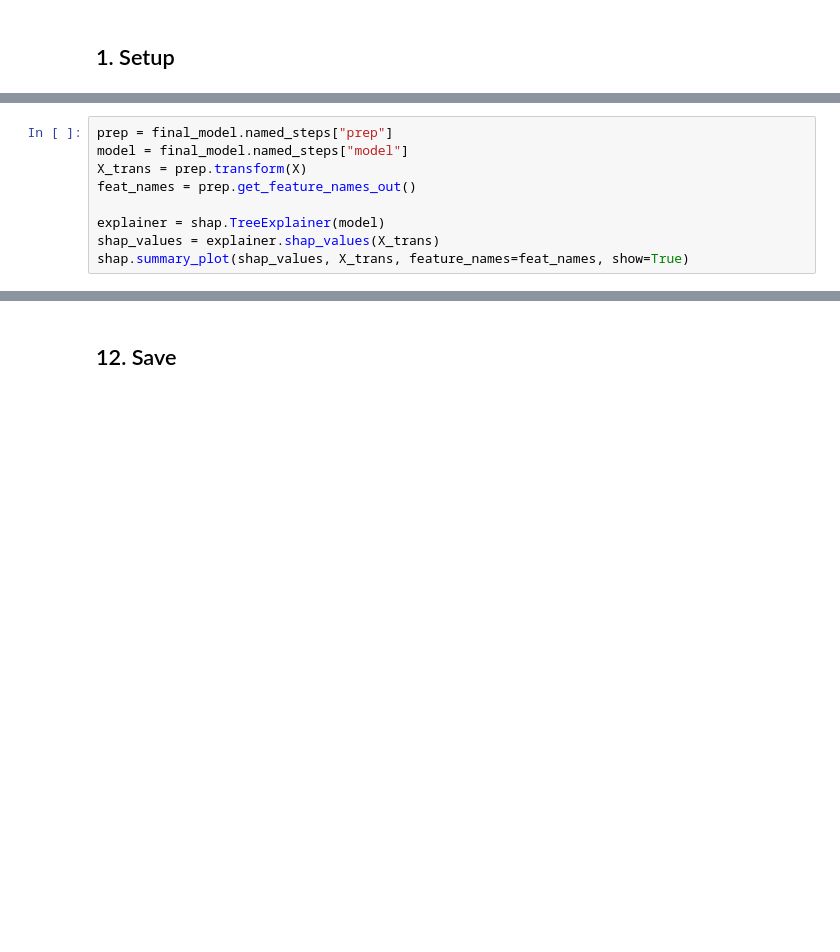
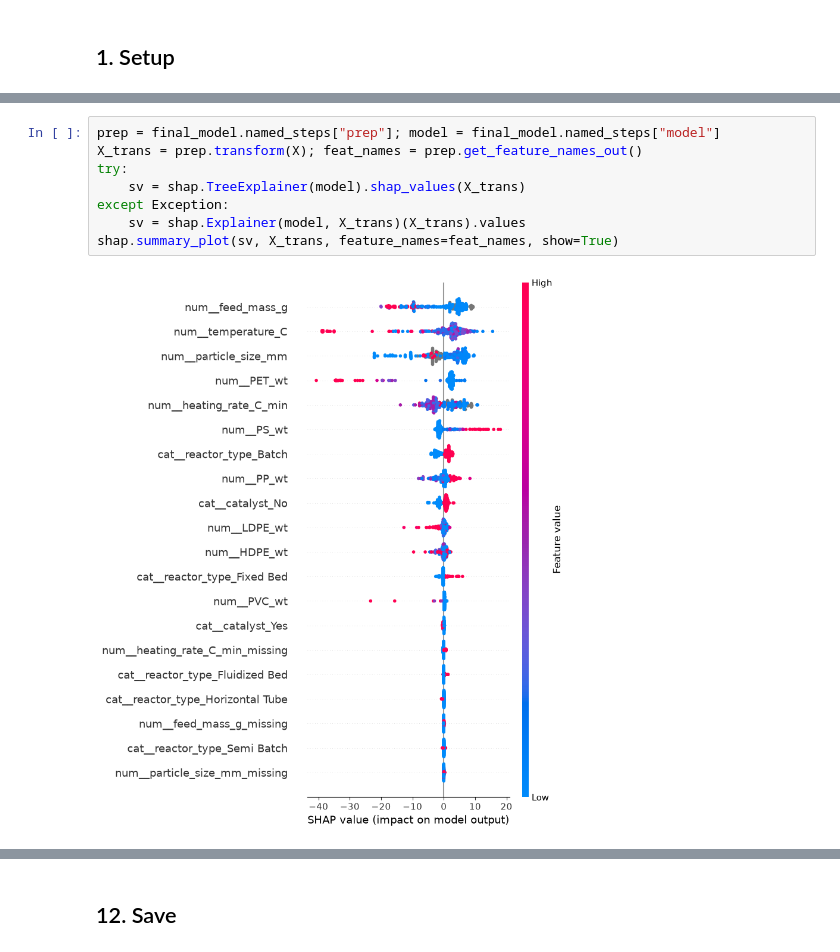
Before and after one commit to dhanissuharmadi-pixel/plastic-pyrolysis-ml, a Jupyter notebook: notebooks/pyrolysis_oil_real.ipynb, the cells around one changed output, grey strips where cells are left out. Saved outputs shown, nothing was run; the diff lists cells and outputs as text; blank space fills up the shorter version.

```diff
--- a/notebooks/pyrolysis_oil_real.ipynb
+++ b/notebooks/pyrolysis_oil_real.ipynb
@@ -163,9 +13,0 @@ fractions (PET/PVC pulling down, polyolefins pushing up) to dominate.
-# %%
-prep = final_model.named_steps["prep"]
-model = final_model.named_steps["model"]
-X_trans = prep.transform(X)
-feat_names = prep.get_feature_names_out()
-
-explainer = shap.TreeExplainer(model)
-shap_values = explainer.shap_values(X_trans)
-shap.summary_plot(shap_values, X_trans, feature_names=feat_names, show=True)
@@ -285,0 +231,10 @@ print(json.dumps(recommend_conditions({"LDPE_wt": 50, "PP_wt": 50}), indent=2))
+# %%
+prep = final_model.named_steps["prep"]; model = final_model.named_steps["model"]
+X_trans = prep.transform(X); feat_names = prep.get_feature_names_out()
+try:
+    sv = shap.TreeExplainer(model).shap_values(X_trans)
+except Exception:
+    sv = shap.Explainer(model, X_trans)(X_trans).values
+shap.summary_plot(sv, X_trans, feature_names=feat_names, show=True)
+# %% [output]
+[figure, added]
```
Also changed, not shown: parts of 47 cells of this notebook, 1 other file.
